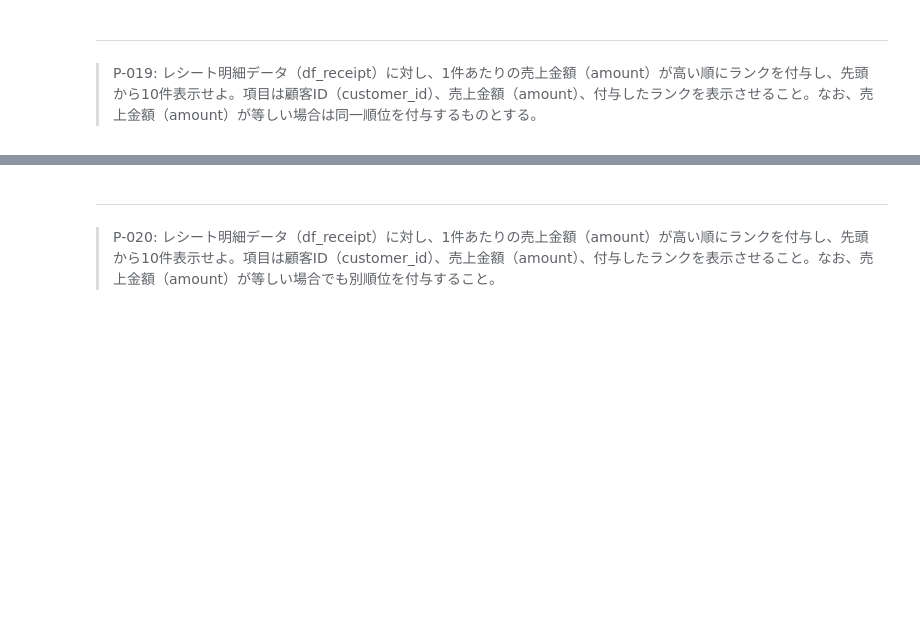
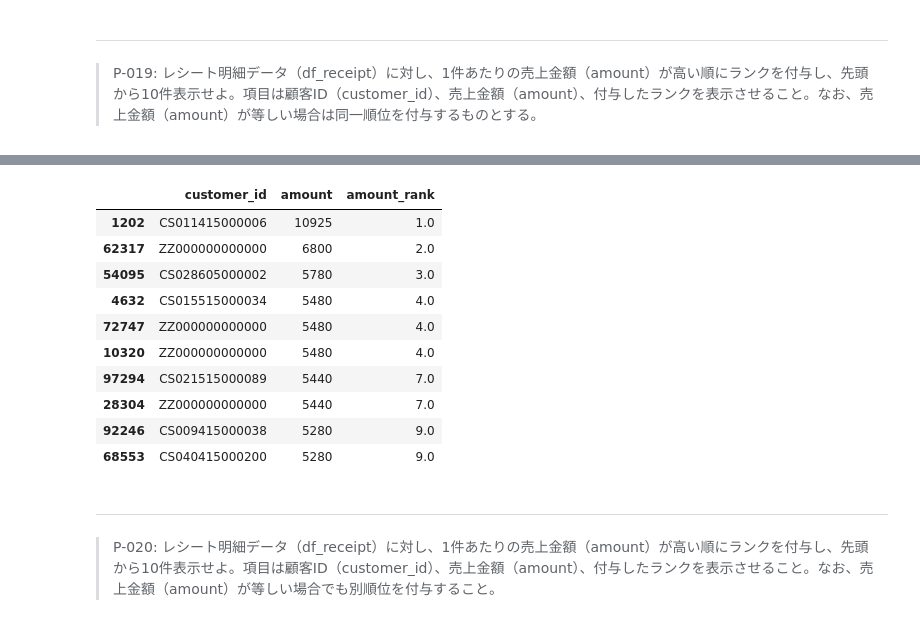
Before and after one commit to libra20/100knocks2, a Jupyter notebook: docker/work/preprocess_knock_Python.ipynb, the cells around one changed output, grey strips where cells are left out. Saved outputs shown, nothing was run; the diff lists cells and outputs as text; code cells hidden in the pictures; blank space fills up the shorter version.

```diff
--- a/docker/work/preprocess_knock_Python.ipynb
+++ b/docker/work/preprocess_knock_Python.ipynb
@@ -375,3 +410,18 @@ df_store.query("tel_no.str.match('\d{3}-\d{3}-\d{4}')")
+# %%
+df_receipt['amount_rank'] = df_receipt['amount'].rank(ascending=False, method='min')
+df_receipt[['customer_id', 'amount', 'amount_rank']].sort_values(by='amount_rank', ascending=True).head(10)
+# %% [output]
+|  | customer_id | amount | amount_rank |
+| 1202 | CS011415000006 | 10925 | 1.0 |
+| 62317 | ZZ000000000000 | 6800 | 2.0 |
+| 54095 | CS028605000002 | 5780 | 3.0 |
+| 4632 | CS015515000034 | 5480 | 4.0 |
+| 72747 | ZZ000000000000 | 5480 | 4.0 |
+| 10320 | ZZ000000000000 | 5480 | 4.0 |
+| 97294 | CS021515000089 | 5440 | 7.0 |
+| 28304 | ZZ000000000000 | 5440 | 7.0 |
+| 92246 | CS009415000038 | 5280 | 9.0 |
+| 68553 | CS040415000200 | 5280 | 9.0 |
 # %% [markdown]
 ---
 > P-020: レシート明細データ（df_receipt）に対し、1件あたりの売上金額（amount）が高い順にランクを付与し、先頭から10件表示せよ。項目は顧客ID（customer_id）、売上金額（amount）、付与したランクを表示させること。なお、売上金額（amount）が等しい場合でも別順位を付与すること。
```
Also changed, not shown: parts of 3 cells of this notebook.
